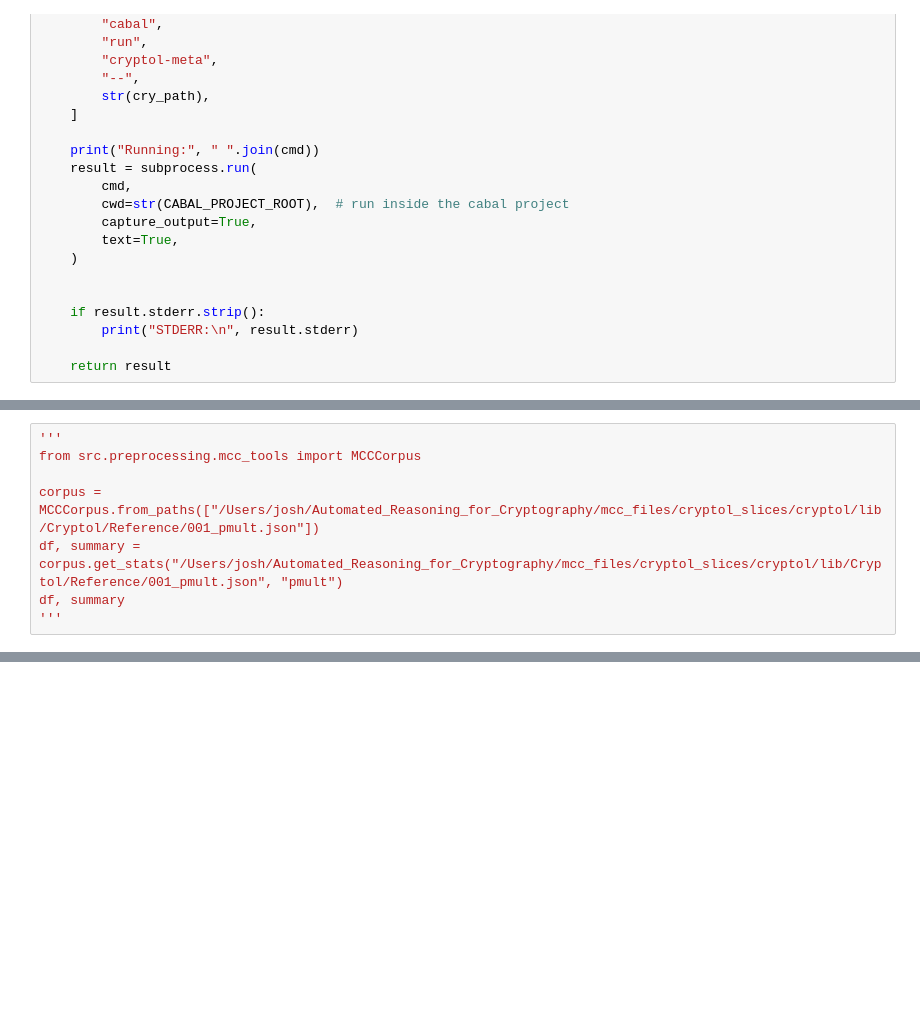
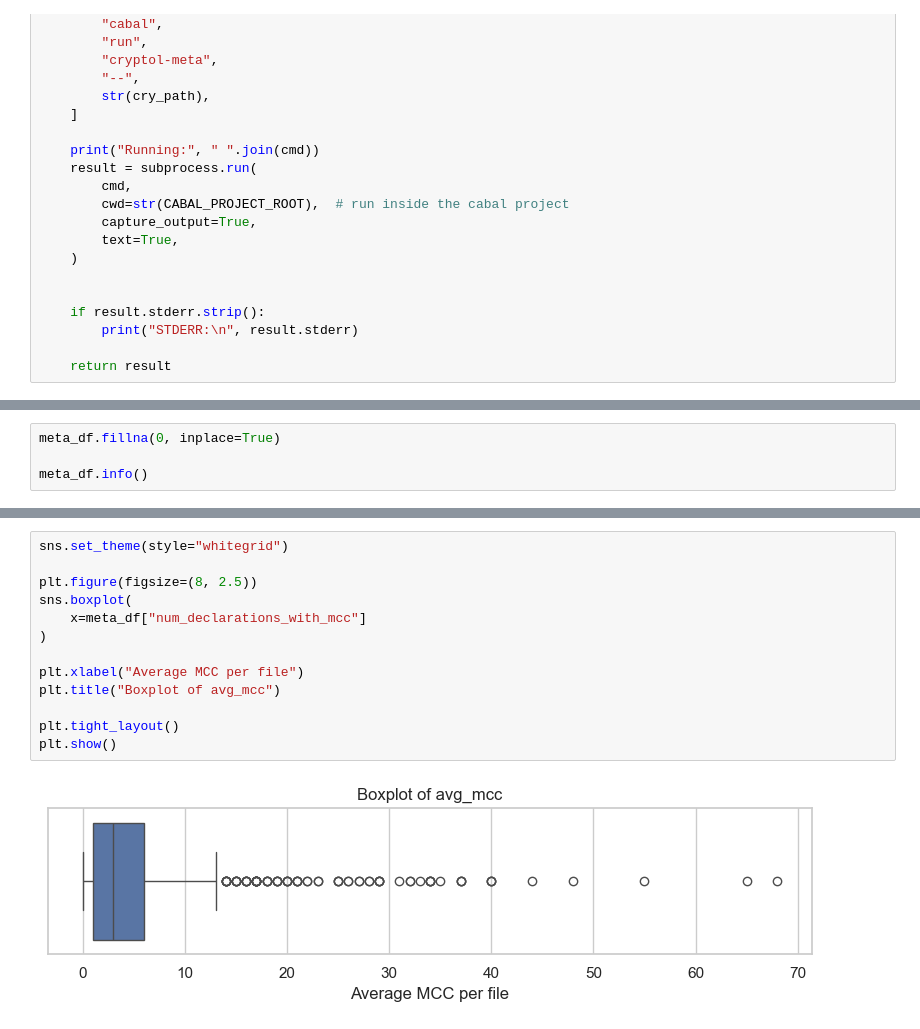
Before and after one commit to jo5huar3/DataPreprocess, a Jupyter notebook: notebooks/04_Cryptol_MetaData.ipynb, the cells around one changed output, grey strips where cells are left out. Cells and saved outputs as stored; diff of their text form; blank space fills up the shorter version.

Commit message:
Ran MCC stats

```diff
--- a/notebooks/04_Cryptol_MetaData.ipynb
+++ b/notebooks/04_Cryptol_MetaData.ipynb
@@ -145,9 +153,5 @@ meta_df.head(10)
 # %%
-'''
-from src.preprocessing.mcc_tools import MCCCorpus
+meta_df.fillna(0, inplace=True)
 
-corpus = MCCCorpus.from_paths(["/Users/josh/Automated_Reasoning_for_Cryptography/mcc_files/cryptol_slices/cryptol/lib/Cryptol/Reference/001_pmult.json"])
-df, summary = corpus.get_stats("/Users/josh/Automated_Reasoning_for_Cryptography/mcc_files/cryptol_slices/cryptol/lib/Cryptol/Reference/001_pmult.json", "pmult")
-df, summary
-'''
+meta_df.info()
 # %% [output]
@@ -154,0 +176,15 @@ df, summary
+# %%
+sns.set_theme(style="whitegrid")
+
+plt.figure(figsize=(8, 2.5))
+sns.boxplot(
+    x=meta_df["num_declarations_with_mcc"]
+)
+
+plt.xlabel("Average MCC per file")
+plt.title("Boxplot of avg_mcc")
+
+plt.tight_layout()
+plt.show()
+# %% [output]
+[figure, added]
```
Also changed, not shown: parts of 8 cells of this notebook.
